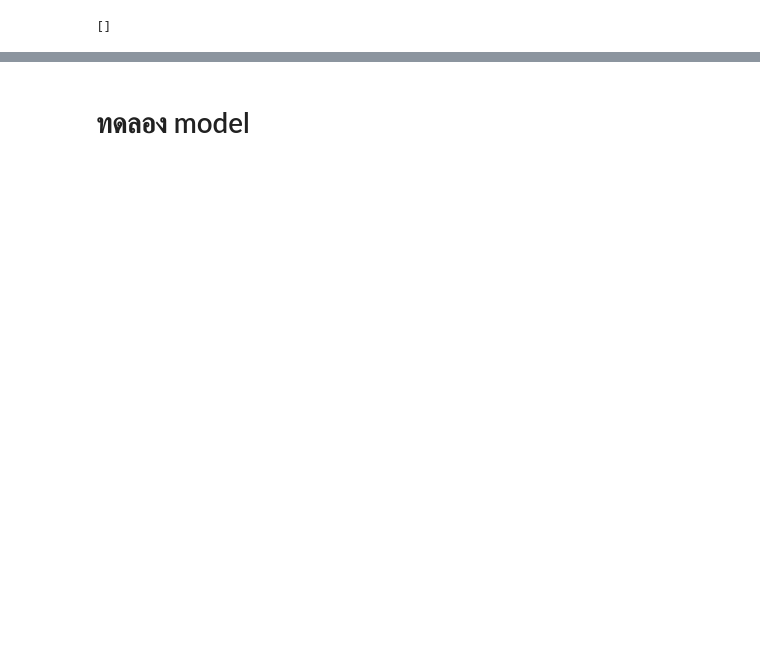
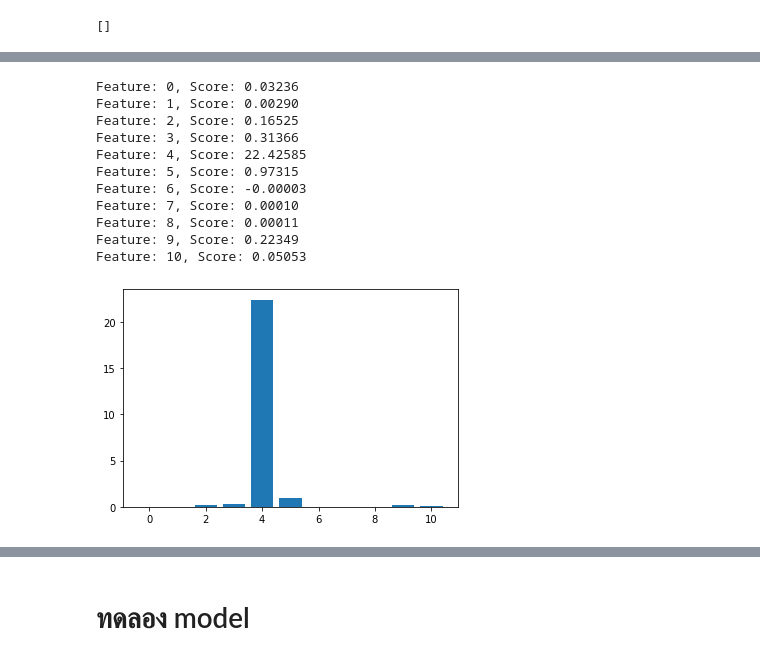
Before and after one commit to sumetsm/Machine-Learning, a Jupyter notebook: ss3-hackathon-online-iots-and-robotics 2/finalProject_ML.ipynb, the cells around one changed output, grey strips where cells are left out. Cells and saved outputs as stored; diff of their text form; code cells hidden in the pictures; blank space fills up the shorter version.

```diff
--- a/ss3-hackathon-online-iots-and-robotics 2/finalProject_ML.ipynb
+++ b/ss3-hackathon-online-iots-and-robotics 2/finalProject_ML.ipynb
@@ -276,3 +307,28 @@ r2 :  0.8671351702672988
+# %%
+from sklearn.inspection import permutation_importance
+# perform permutation importance
+results = permutation_importance(model_LM, X, y, scoring='neg_mean_squared_error')
+# get importance
+importance = results.importances_mean
+# summarize feature importance
+for i,v in enumerate(importance):
+    print('Feature: %0d, Score: %.5f' % (i,v))
+# plot feature importance
+pyplot.bar([x for x in range(len(importance))], importance)
+pyplot.show()
+# %% [output]
+Feature: 0, Score: 0.03236
+Feature: 1, Score: 0.00290
+Feature: 2, Score: 0.16525
+Feature: 3, Score: 0.31366
+Feature: 4, Score: 22.42585
+Feature: 5, Score: 0.97315
+Feature: 6, Score: -0.00003
+Feature: 7, Score: 0.00010
+Feature: 8, Score: 0.00011
+Feature: 9, Score: 0.22349
+Feature: 10, Score: 0.05053
+[figure, added]
 # %%
 # import catboost
 from catboost import CatBoostRegressor
```
Also changed, not shown: parts of 18 cells of this notebook, 4 other files.
